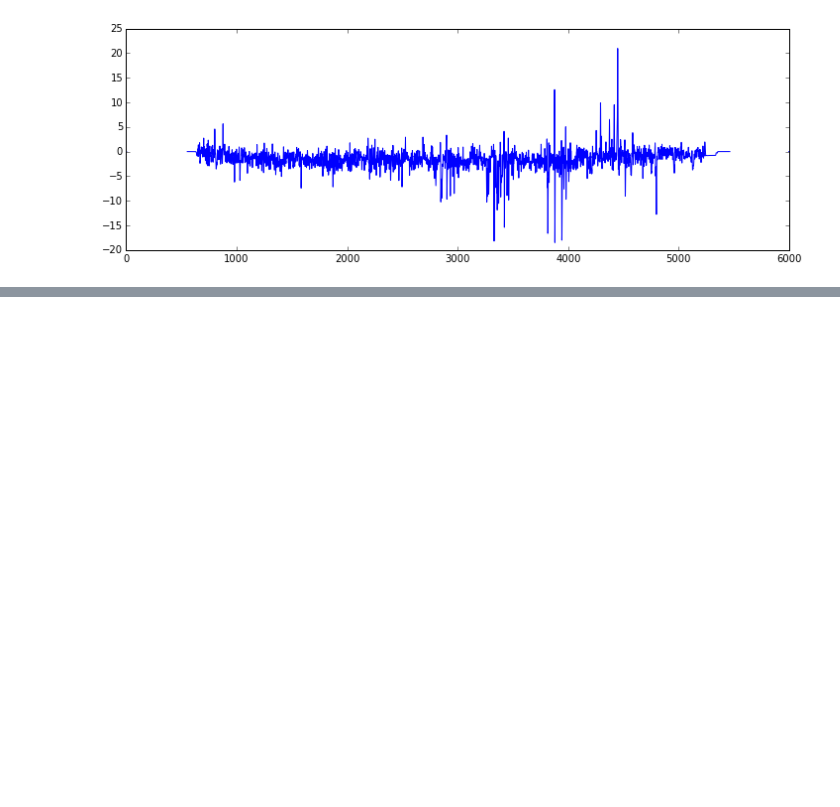
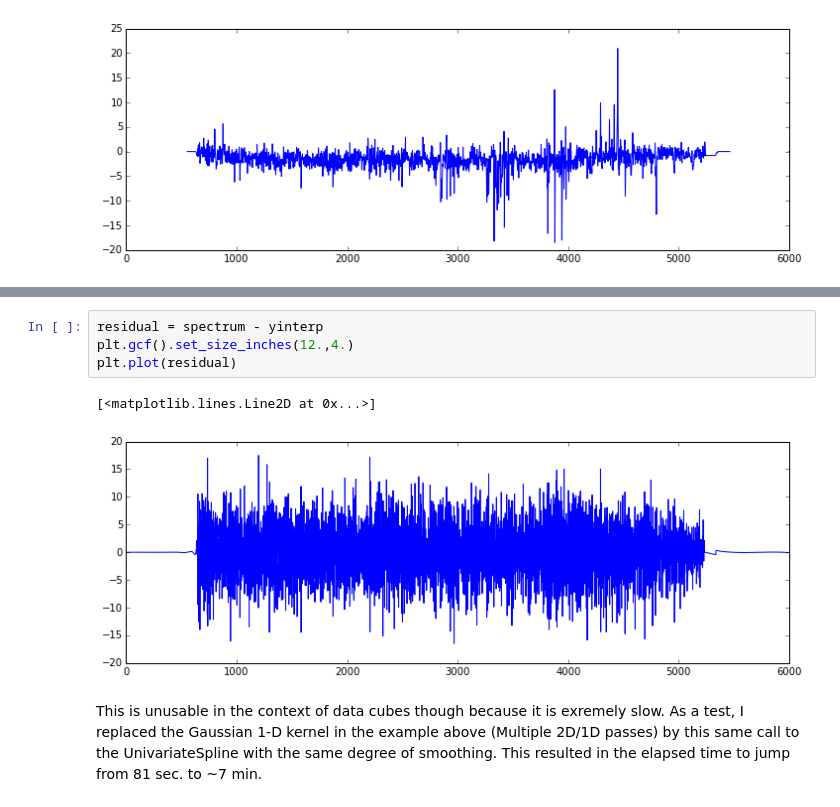
Before and after one commit to spacetelescope/cubeviz, a Jupyter notebook: smoothing/smoothing_analysis.ipynb, the cells around one changed output, grey strips where cells are left out. Drawn from its saved outputs; the diff is of its cells as text; blank space fills up the shorter version.

```diff
--- a/smoothing/smoothing_analysis.ipynb
+++ b/smoothing/smoothing_analysis.ipynb
@@ -258,0 +279,9 @@ plt.plot(spectrum)
+# %%
+residual = spectrum - yinterp
+plt.gcf().set_size_inches(12.,4.)
+plt.plot(residual)
+# %% [output]
+[<matplotlib.lines.Line2D at 0x...>]
+[figure, added]
+# %% [markdown]
+This is unusable in the context of data cubes though because it is exremely slow. As a test, I replaced the Gaussian 1-D kernel in the example above (Multiple 2D/1D passes) by this same call to the UnivariateSpline with the same degree of smoothing. This resulted in the elapsed time to jump from 81 sec. to ~7 min.
```
Also changed, not shown: parts of 7 cells of this notebook.
